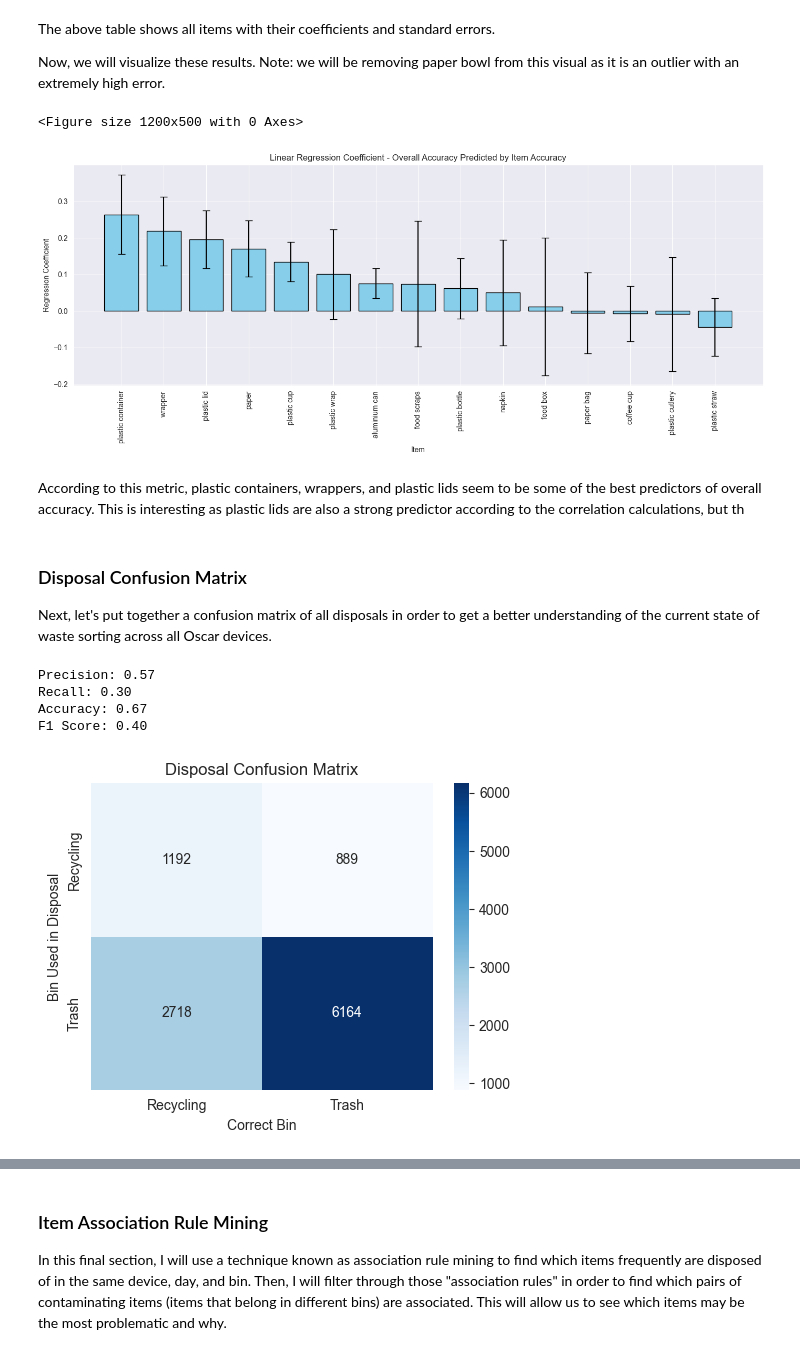
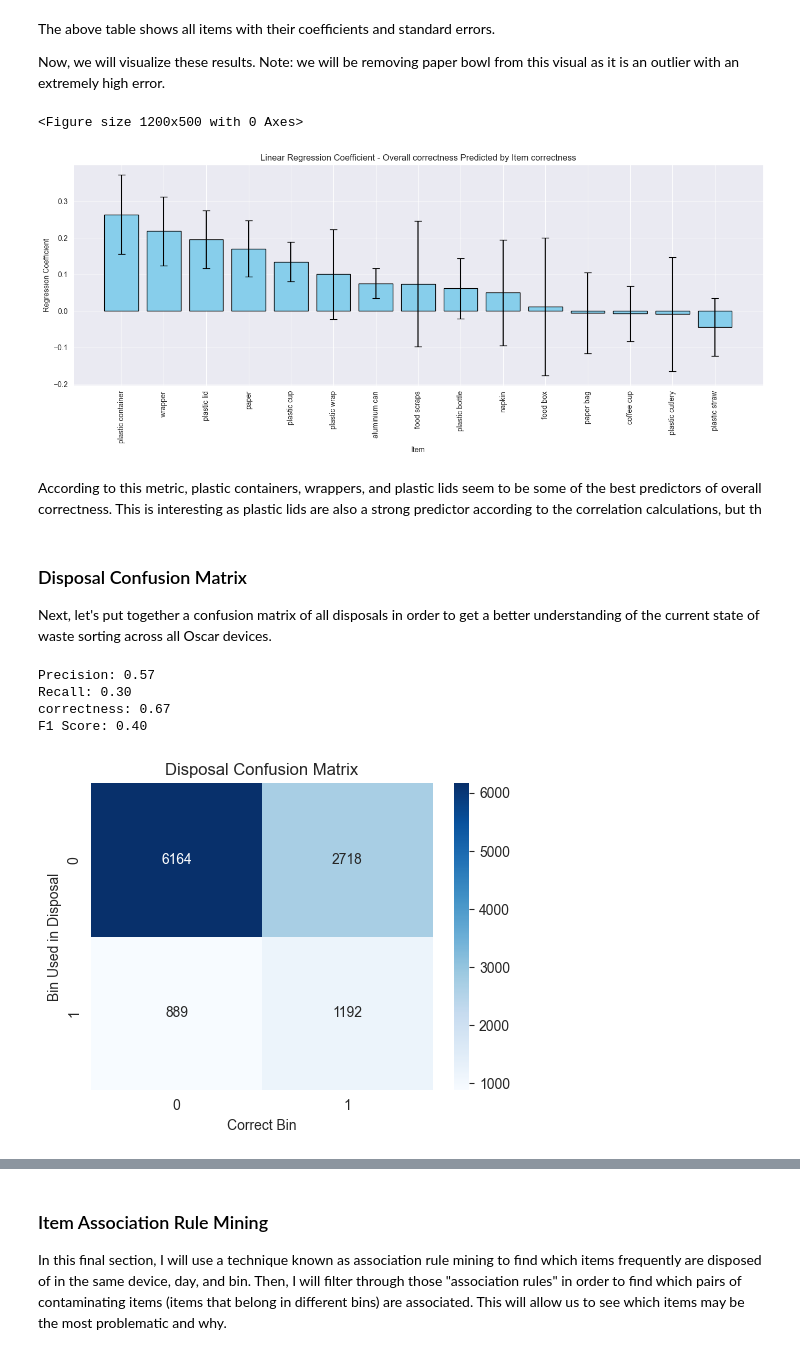
Before and after one commit to bps78/Oscar-Research-Project, a Jupyter notebook: oscar_project.ipynb, the cells around one changed output, grey strips where cells are left out. Cells and saved outputs as stored; diff of their text form; code cells hidden in the pictures.

Commit message:
Changed "accuracy" to "correctness"

```diff
--- a/oscar_project.ipynb
+++ b/oscar_project.ipynb
@@ -651,20 +652,20 @@ This section involves calculating the correlation of each item's accuracy with t
 # %%
-# Get daily accuracy by item
+# Get daily correctness by item
 item_daily = disposals.groupby(['Date', 'Item']).agg({'Disposals': 'sum', 'Contaminants': 'sum'}).reset_index()
-item_daily['Accuracy'] = 1 - (item_daily['Contaminants'] / item_daily['Disposals'])
+item_daily['correctness'] = 1 - (item_daily['Contaminants'] / item_daily['Disposals'])
 
-# Get daily overall accuracy
+# Get daily overall correctness
 daily = disposals.groupby('Date').agg({'Disposals': 'sum', 'Contaminants': 'sum'}).reset_index()
-daily['Accuracy'] = 1 - (daily['Contaminants'] / daily['Disposals'])
+daily['correctness'] = 1 - (daily['Contaminants'] / daily['Disposals'])
 
 correlation_results = []
-# Compute correlations between item accuracy and overall accuracy
+# Compute correlations between item correctness and overall correctness
 for item in item_daily['Item'].unique():
     item_data = item_daily[item_daily['Item'] == item]
-    item_data = item_data.merge(daily[['Date', 'Accuracy']], on='Date', suffixes=('', '_Overall'))
+    item_data = item_data.merge(daily[['Date', 'correctness']], on='Date', suffixes=('', '_Overall'))
 
-    if len(item_data) >= 3 and len(item_data['Accuracy'].unique()) > 1:
-        correlation, _ = pearsonr(item_data['Accuracy'], item_data['Accuracy_Overall'])
+    if len(item_data) >= 3 and len(item_data['correctness'].unique()) > 1:
+        correlation, _ = pearsonr(item_data['correctness'], item_data['correctness_Overall'])
         item_daily.loc[item_daily['Item'] == item, 'Correlation'] = correlation
     else:
         correlation = np.nan  # Use NaN for missing data
@@ -703,14 +704,14 @@ def f(x):
 
 
     item_data = item_daily[item_daily['Item'] == item]
-    item_data = item_data.merge(daily[['Date', 'Accuracy']], on='Date', suffixes=('', '_Overall'))
+    item_data = item_data.merge(daily[['Date', 'correctness']], on='Date', suffixes=('', '_Overall'))
 
     plt.figure(figsize=(12, 6))
-    plt.plot(item_data['Date'], item_data['Accuracy'], label=f'{item} Accuracy', marker='o')
-    plt.plot(item_data['Date'], item_data['Accuracy_Overall'], label='Overall Accuracy', marker='o')
-    plt.title(f'Accuracy Over Time: {item} vs Overall')
+    plt.plot(item_data['Date'], item_data['correctness'], label=f'{item} correctness', marker='o')
+    plt.plot(item_data['Date'], item_data['correctness_Overall'], label='Overall correctness', marker='o')
+    plt.title(f'correctness Over Time: {item} vs Overall')
     plt.xlabel('Date')
-    plt.ylabel('Accuracy')
+    plt.ylabel('correctness')
     plt.legend()
     plt.grid()
     plt.tight_layout()
@@ -826,14 +829,14 @@ ax.set_xticks(range(len(results_df['item'])))
 ax.set_xticklabels(results_df['item'], rotation=90)
 plt.xlabel('Item')
 plt.ylabel('Regression Coefficient')
-plt.title('Linear Regression Coefficient - Overall Accuracy Predicted by Item Accuracy')
+plt.title('Linear Regression Coefficient - Overall correctness Predicted by Item correctness')
 plt.tight_layout()
 plt.show()
 # %% [output]
 <Figure size 1200x500 with 0 Axes>
-[figure, old version]
+[figure, new version]
 # %% [markdown]
-According to this metric, plastic containers, wrappers, and plastic lids seem to be some of the best predictors of overall accuracy. This is interesting as plastic lids are also a strong predictor according to the correlation calculations, but th
+According to this metric, plastic containers, wrappers, and plastic lids seem to be some of the best predictors of overall correctness. This is interesting as plastic lids are also a strong predictor according to the correlation calculations, but th
 # %% [markdown]
 ### Disposal Confusion Matrix
 Next, let's put together a confusion matrix of all disposals in order to get a better understanding of the current state of waste sorting across all Oscar devices.
@@ -842,36 +845,36 @@ Next, let's put together a confusion matrix of all disposals in order to get a b
 garbage_in_garbage = disposals[(disposals['Correct Bin'] == 'Trash') & (disposals['Contaminants'] == 0)]['Disposals'].sum()
 #FN
 garbage_in_recycling = disposals[(disposals['Correct Bin'] == 'Trash') & (disposals['Contaminants'] > 0)]['Disposals'].sum()
 #TP
 recycling_in_recycling = disposals[(disposals['Correct Bin'] == 'Recycling') & (disposals['Contaminants'] == 0)]['Disposals'].sum()
 #FP
 recycling_in_garbage = disposals[(disposals['Correct Bin'] == 'Recycling') & (disposals['Contaminants'] > 0)]['Disposals'].sum()
 
 confusion_matrix = np.array([[garbage_in_garbage, recycling_in_garbage],[garbage_in_recycling, recycling_in_recycling]])
 
 
 #Calculate Metrics
 precision = recycling_in_recycling / (recycling_in_recycling + garbage_in_recycling)
 recall = recycling_in_recycling / (recycling_in_recycling + recycling_in_garbage)
-accuracy = (recycling_in_recycling + garbage_in_garbage) / (recycling_in_recycling + garbage_in_recycling + recycling_in_garbage + garbage_in_garbage)
+correctness = (recycling_in_recycling + garbage_in_garbage) / (recycling_in_recycling + garbage_in_recycling + recycling_in_garbage + garbage_in_garbage)
 f1_score = 2 * (precision * recall) / (precision + recall)
 
 print(f"Precision: {precision:.2f}")
 print(f"Recall: {recall:.2f}")
-print(f"Accuracy: {accuracy:.2f}")
+print(f"correctness: {correctness:.2f}")
 print(f"F1 Score: {f1_score:.2f}")
 
 plt.figure(figsize=(5, 4))
-sns.heatmap(conf_df, annot=True, fmt='d', cmap='Blues')
+sns.heatmap(confusion_matrix, annot=True, fmt='d', cmap='Blues')
 plt.title('Disposal Confusion Matrix')
 plt.xlabel('Correct Bin')
 plt.ylabel('Bin Used in Disposal')
 plt.tight_layout()
 plt.show()
 # %% [output]
 Precision: 0.57
 Recall: 0.30
-Accuracy: 0.67
+correctness: 0.67
 F1 Score: 0.40
-[figure, old version]
+[figure, new version]
 # %% [markdown]
```
Also changed, not shown: parts of 33 cells of this notebook, 1 other file.
